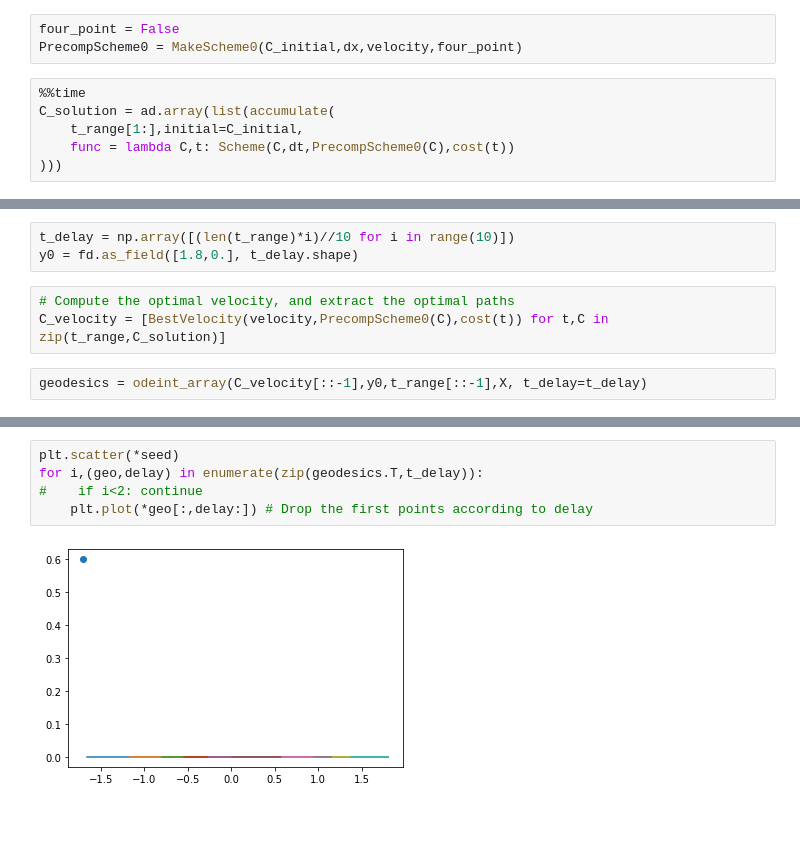
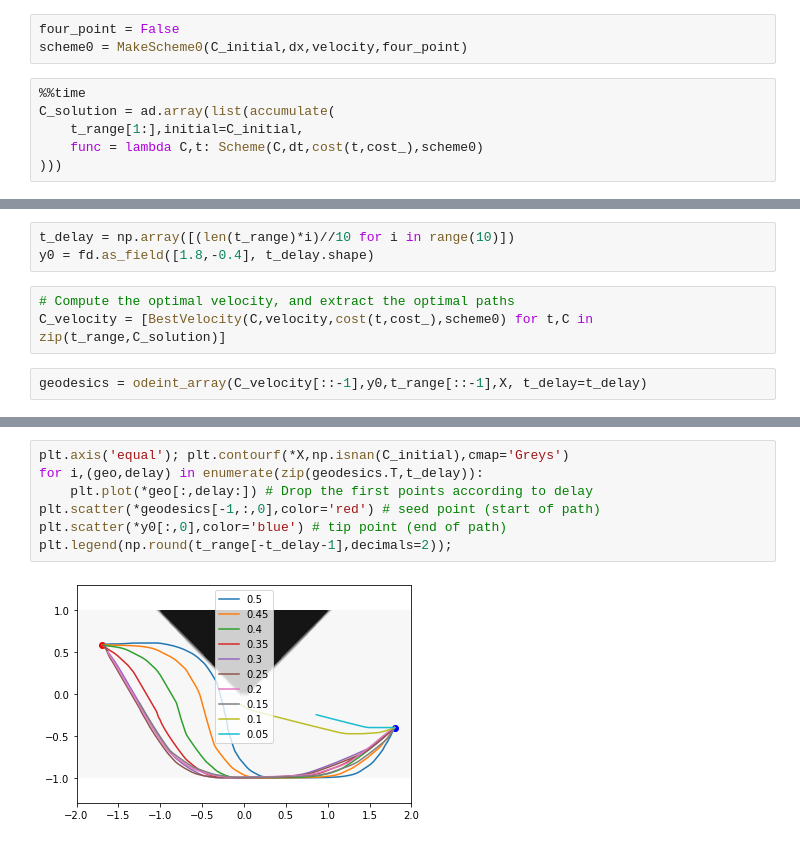
Before and after one commit to gbonnet1/AdaptiveGridDiscretizations, a Jupyter notebook: Notebooks_NonDiv/BoatRoutingGeneric_Time.ipynb, the cells around one changed output, grey strips where cells are left out. Drawn from its saved outputs; the diff is of its cells as text.

```diff
--- a/Notebooks_NonDiv/BoatRoutingGeneric_Time.ipynb
+++ b/Notebooks_NonDiv/BoatRoutingGeneric_Time.ipynb
@@ -819,11 +847,11 @@ def cost(t):
     return cost_[:,:,i:(2*n+i),:]
 # %%
 four_point = False
-PrecompScheme0 = MakeScheme0(C_initial,dx,velocity,four_point)
+scheme0 = MakeScheme0(C_initial,dx,velocity,four_point)
 # %%
 %%time
 C_solution = ad.array(list(accumulate(
     t_range[1:],initial=C_initial,
-    func = lambda C,t: Scheme(C,dt,PrecompScheme0(C),cost(t))
+    func = lambda C,t: Scheme(C,dt,cost(t,cost_),scheme0)
 )))
 # %% [output]
@@ -833,9 +861,9 @@ Wall time: 40.7 s
 We compare the minimal paths leading to the same point at different times.
 # %%
 t_delay = np.array([(len(t_range)*i)//10 for i in range(10)])
-y0 = fd.as_field([1.8,0.], t_delay.shape)
+y0 = fd.as_field([1.8,-0.4], t_delay.shape)
 # %%
 # Compute the optimal velocity, and extract the optimal paths
-C_velocity = [BestVelocity(velocity,PrecompScheme0(C),cost(t)) for t,C in zip(t_range,C_solution)]
+C_velocity = [BestVelocity(C,velocity,cost(t,cost_),scheme0) for t,C in zip(t_range,C_solution)]
 # %%
 geodesics = odeint_array(C_velocity[::-1],y0,t_range[::-1],X, t_delay=t_delay)
@@ -842,7 +876,9 @@ geodesics = odeint_array(C_velocity[::-1],y0,t_range[::-1],X, t_delay=t_delay)
 # %%
-plt.scatter(*seed)
+plt.axis('equal'); plt.contourf(*X,np.isnan(C_initial),cmap='Greys')
 for i,(geo,delay) in enumerate(zip(geodesics.T,t_delay)):
-#    if i<2: continue
     plt.plot(*geo[:,delay:]) # Drop the first points according to delay
+plt.scatter(*geodesics[-1,:,0],color='red') # seed point (start of path)
+plt.scatter(*y0[:,0],color='blue') # tip point (end of path)
+plt.legend(np.round(t_range[-t_delay-1],decimals=2));
 # %% [output]
-[figure, old version]
+[figure, new version]
```
Also changed, not shown: parts of 71 cells of this notebook, 2 other files.
